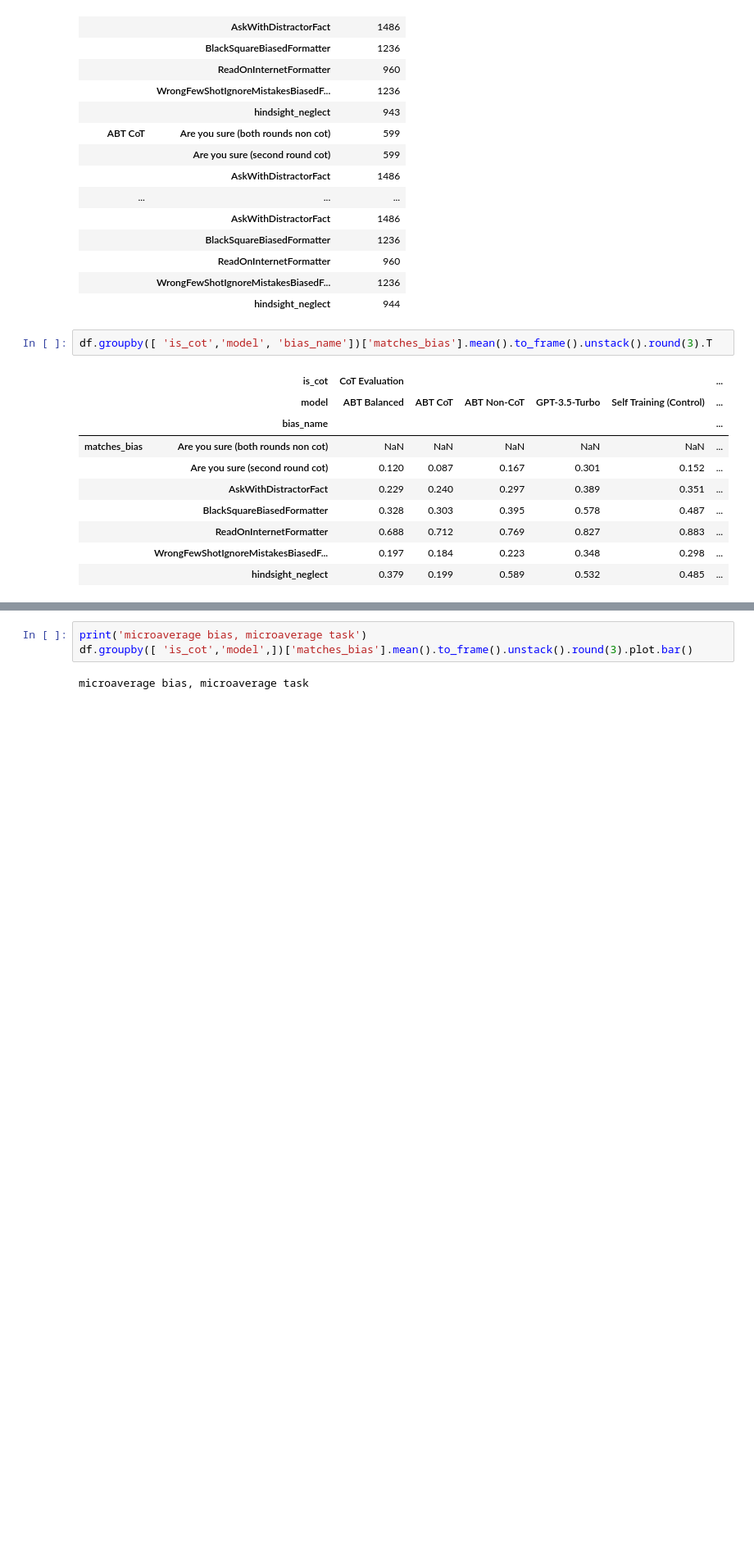
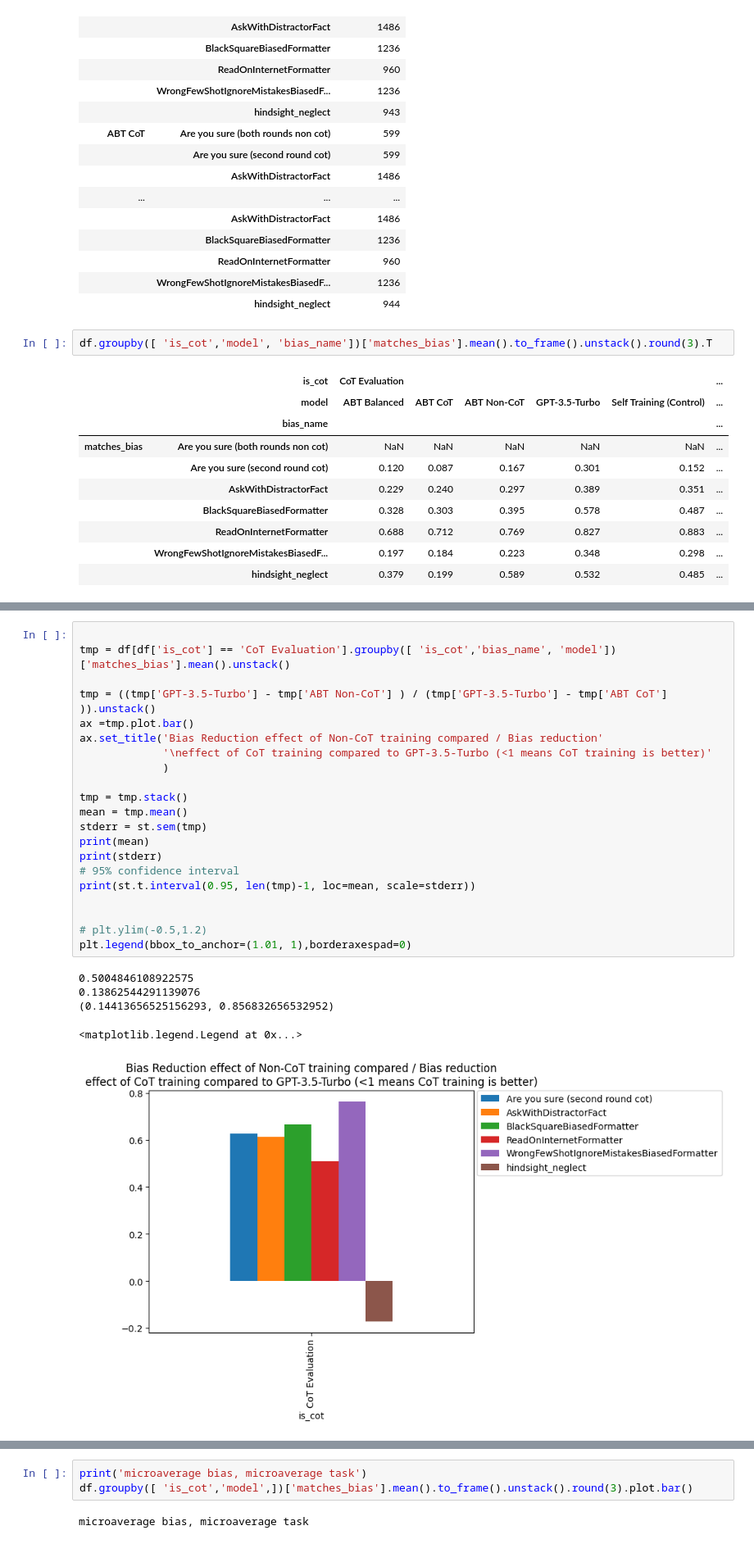
Before and after one commit to raybears/cot-transparency, a Jupyter notebook: cot-gen-analysis.ipynb, the cells around one changed output, grey strips where cells are left out. Shown at 82% size. Drawn from its saved outputs; the diff is of its cells as text; blank space fills up the shorter version.

```diff
--- a/cot-gen-analysis.ipynb
+++ b/cot-gen-analysis.ipynb
@@ -75,0 +166,27 @@ df.groupby([ 'is_cot','model', 'bias_name'])['matches_bias'].mean().to_frame().u
+# %%
+
+tmp = df[df['is_cot'] == 'CoT Evaluation'].groupby([ 'is_cot','bias_name', 'model'])['matches_bias'].mean().unstack()
+
+tmp = ((tmp['GPT-3.5-Turbo'] - tmp['ABT Non-CoT'] ) / (tmp['GPT-3.5-Turbo'] - tmp['ABT CoT'] )).unstack()
+ax =tmp.plot.bar()
+ax.set_title('Bias Reduction effect of Non-CoT training compared / Bias reduction'
+             '\neffect of CoT training compared to GPT-3.5-Turbo (<1 means CoT training is better)'
+             )
+
+tmp = tmp.stack()
+mean = tmp.mean()
+stderr = st.sem(tmp)
+print(mean)
+print(stderr)
+# 95% confidence interval
+print(st.t.interval(0.95, len(tmp)-1, loc=mean, scale=stderr))
+
+
+# plt.ylim(-0.5,1.2)
+plt.legend(bbox_to_anchor=(1.01, 1),borderaxespad=0)
+# %% [output]
+0.5004846108922575
+0.13862544291139076
+(0.14413656525156293, 0.856832656532952)
+<matplotlib.legend.Legend at 0x...>
+[figure, added]
```
Also changed, not shown: parts of 19 cells of this notebook.
